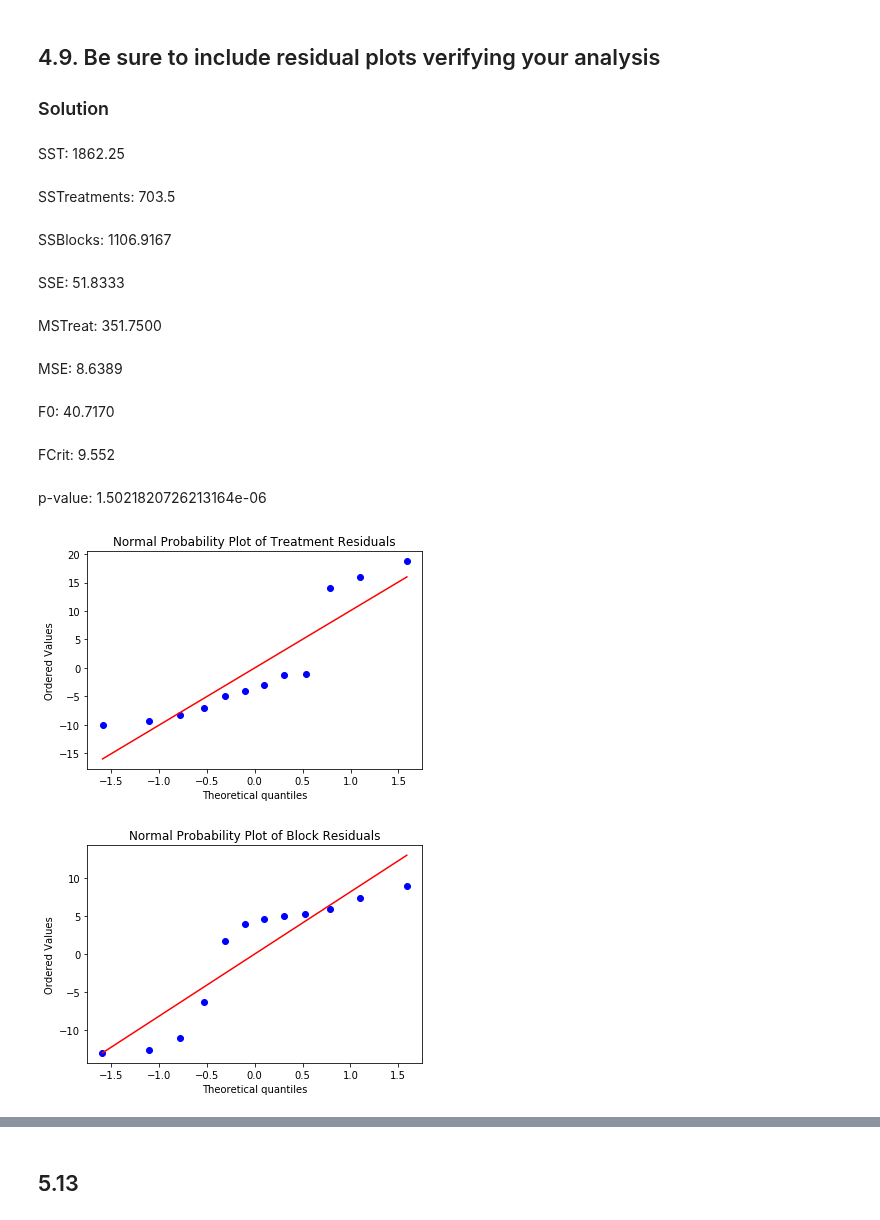
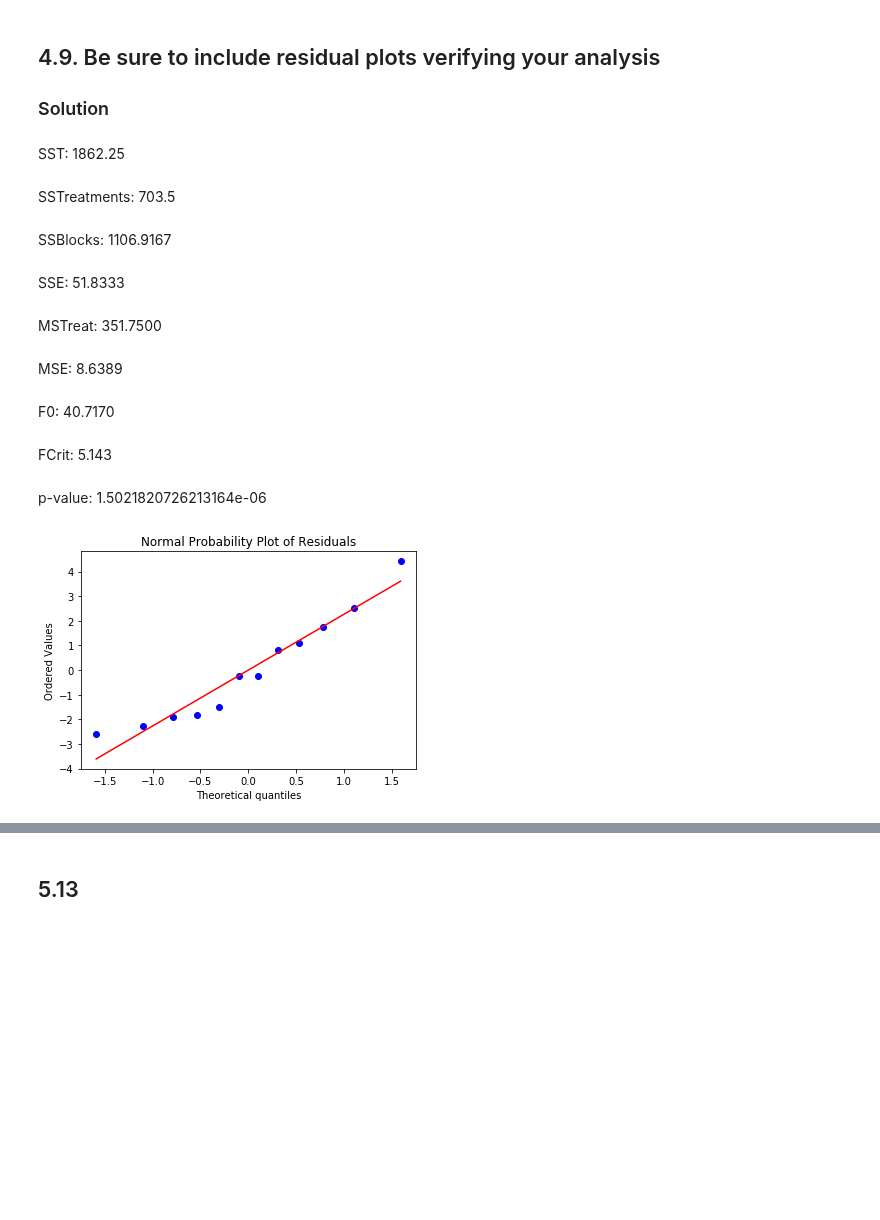
Before and after one commit to mwnewlin/AFIT, a Jupyter notebook: CSCE 554/Newlin_hw4_CSCE554.ipynb, the cells around one changed output, grey strips where cells are left out. Cells and saved outputs as stored; diff of their text form; code cells hidden in the pictures; blank space fills up the shorter version.

```diff
--- a/CSCE 554/Newlin_hw4_CSCE554.ipynb
+++ b/CSCE 554/Newlin_hw4_CSCE554.ipynb
@@ -65,7 +65,7 @@ F0 = MSTreat/MSE
 display(md("MSTreat: {:.4f}".format(MSTreat)))
 display(md("MSE: {:.4f}".format(MSE)))
 display(md("F0: {:.4f}".format(F0)))
-f_crit = stats.f.ppf(1-0.05,a-1,b-1)
+f_crit = stats.f.ppf(1-0.05,a-1,(a-1)*(b-1))
 display(md("FCrit: {:.3f}".format(f_crit)))
 p_val = 1-stats.f.cdf(F0,MSTreat,MSE)
 display(md("p-value: {}".format(p_val)))
@@ -77,29 +77,20 @@ SSE: 51.8333
 MSTreat: 351.7500
 MSE: 8.6389
 F0: 40.7170
-FCrit: 9.552
+FCrit: 5.143
 p-value: 1.5021820726213164e-06
-# %%
-treatment_means = np.mean(data, axis=1)
-block_means = np.mean(data, axis=0)
-
-treat_resid_1 = data[0] - treatment_means[0]
-treat_resid_2 = data[1] - treatment_means[1]
-treat_resid_3 = data[2] - treatment_means[2]
-treat_resid = np.hstack((treat_resid_1, treat_resid_2, treat_resid_3))
-
-stats.probplot(treat_resid, plot=plt)
-plt.title("Normal Probability Plot of Treatment Residuals")
-plt.show()
-
-block_resid_1 = data[:,0] - block_means[0]
-block_resid_2 = data[:,1] - block_means[1]
-block_resid_3 = data[:,2] - block_means[2]
-block_resid_4 = data[:,3] - block_means[3]
-block_resid = np.hstack((block_resid_1, block_resid_2, block_resid_3, block_resid_4))
-stats.probplot(block_resid, plot=plt)
-plt.title("Normal Probability Plot of Block Residuals")
-plt.show()
-# %% [output]
-[figure, removed]
-[figure, removed]
+# %%
+residuals_list = np.array([])
+residuals = np.zeros((a,b))
+for i in range(a):
+    for j in range(b):
+        e_ij = data[i,j] - np.mean(data[i,:]) - np.mean(data[:,j]) + data_mean # From slides e_ij = y_ij - y_i._bar - y_.j_bar + y_.._bar
+        residuals_list = np.append(residuals_list, e_ij)
+        residuals[i,j] = e_ij
+
+
+stats.probplot(residuals_list, plot=plt)
+plt.title("Normal Probability Plot of Residuals")
+plt.show()
+# %% [output]
+[figure, added]
```
Also changed, not shown: parts of 39 cells of this notebook.
